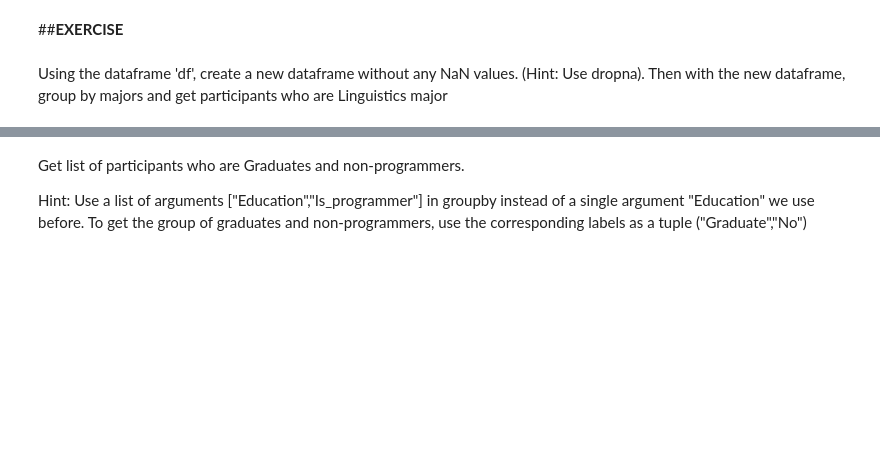
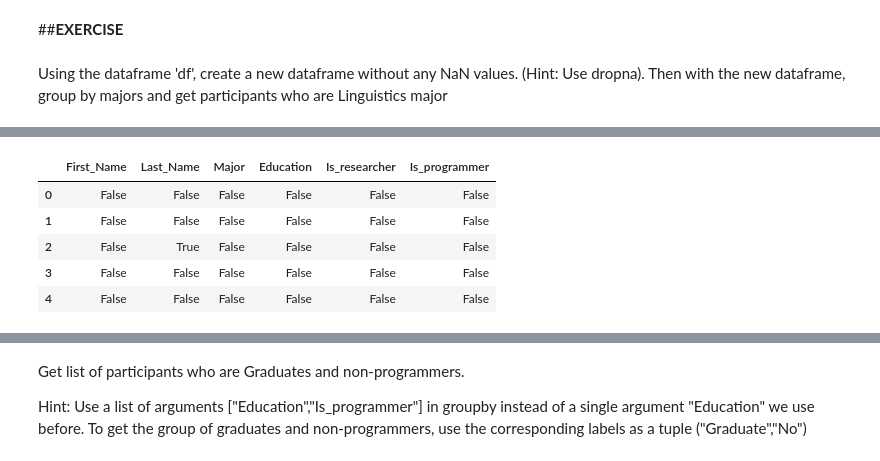
Before and after one commit to vinayak2019/UK_Bootcamp, a Jupyter notebook: 2023/Solutions/Data_analysis_pandas.ipynb, the cells around one changed output, grey strips where cells are left out. Cells and saved outputs as stored; diff of their text form; code cells hidden in the pictures; blank space fills up the shorter version.

```diff
--- a/2023/Solutions/Data_analysis_pandas.ipynb
+++ b/2023/Solutions/Data_analysis_pandas.ipynb
@@ -221,0 +366,9 @@ clean_df.head()
+# %%
+df.isna().head()
+# %% [output]
+|  | First_Name | Last_Name | Major | Education | Is_researcher | Is_programmer |
+| 0 | False | False | False | False | False | False |
+| 1 | False | False | False | False | False | False |
+| 2 | False | True | False | False | False | False |
+| 3 | False | False | False | False | False | False |
+| 4 | False | False | False | False | False | False |
```
Also changed, not shown: parts of 29 cells of this notebook.
